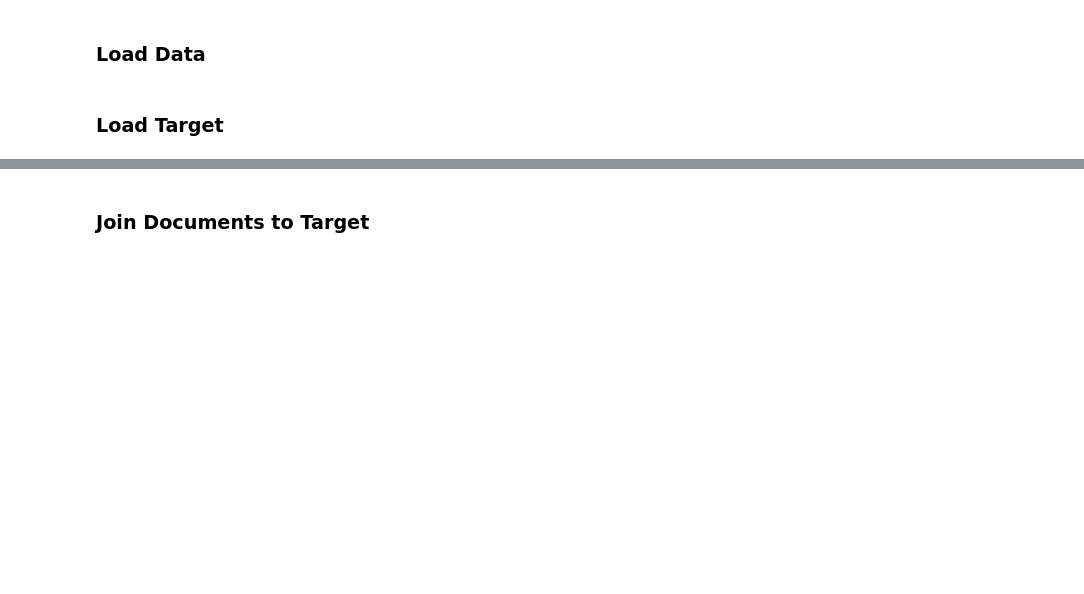
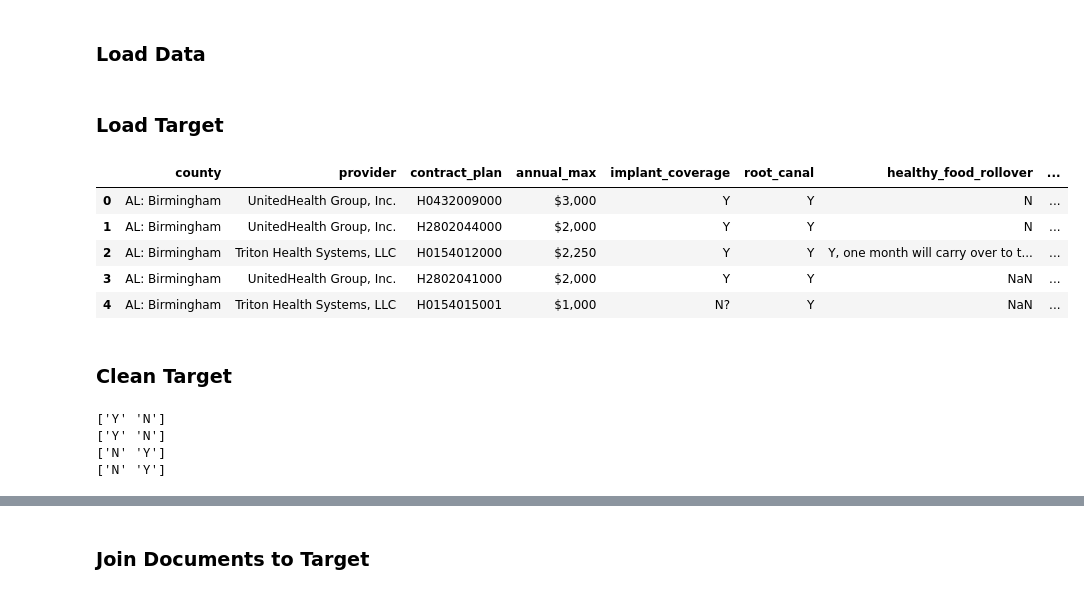
Before and after one commit to britt-regan/health-plan-comparison, a Jupyter notebook: text_preprocessing.ipynb, the cells around one changed output, grey strips where cells are left out. Drawn from its saved outputs; the diff is of its cells as text; code cells hidden in the pictures; blank space fills up the shorter version.

Commit message:
Update targets

```diff
--- a/text_preprocessing.ipynb
+++ b/text_preprocessing.ipynb
@@ -38,7 +39,35 @@ documents = pd.DataFrame(data, columns = ['state', 'file', 'text'])
 # %%
 benefits_grid = pd.read_csv('Benefits Grid.csv')
 # %%
-benefits_grid = benefits_grid.rename(columns = {'CONTRACT_PLAN': 'contract_plan'})
+benefits_grid = benefits_grid.rename(columns = {'CONTRACT_PLAN' : 'contract_plan',
+                                                'County' : 'county',
+                                                'Provider' : 'provider',
+                                                'Annual Max ' : 'annual_max',
+                                                'Implant Coverage (Y/N)' : 'implant_coverage',
+                                                'Root Canal Coverage (Y/N)' : 'root_canal',
+                                                'Healthy Food Rollover' : 'healthy_food_rollover',
+                                                'OTC Rollover (Y/N)' : 'otc_rollover'})
+
 benefits_grid['contract_plan'] = benefits_grid['contract_plan'].str.replace(' ', '')
 benefits_grid['contract_plan'] = benefits_grid['contract_plan'].str.replace('-', '')
 benefits_grid['contract_plan'] = benefits_grid['contract_plan'].str.replace('_', '')
+# %%
+benefits_grid = benefits_grid[['county',
+                               'provider',
+                               'contract_plan',
+                               'annual_max',
+                               'implant_coverage',
+                               'root_canal',
+                               'healthy_food_rollover',
+                               'otc_rollover']]
+# %%
+benefits_grid.head()
+# %% [output]
+|  | county | provider | contract_plan | annual_max | implant_coverage | root_canal | healthy_food_rollover | ... |
+| 0 | AL: Birmingham | UnitedHealth Group, Inc. | H0432009000 | $3,000 | Y | Y | N | ... |
+| 1 | AL: Birmingham | UnitedHealth Group, Inc. | H2802044000 | $2,000 | Y | Y | N | ... |
+| 2 | AL: Birmingham | Triton Health Systems, LLC | H0154012000 | $2,250 | Y | Y | Y, one month will carry over to t... | ... |
+| 3 | AL: Birmingham | UnitedHealth Group, Inc. | H2802041000 | $2,000 | Y | Y | NaN | ... |
+| 4 | AL: Birmingham | Triton Health Systems, LLC | H0154015001 | $1,000 | N? | Y | NaN | ... |
+# %% [markdown]
+### Clean Target
@@ -44,0 +106,10 @@ benefits_grid['contract_plan'] = benefits_grid['contract_plan'].str.replace('_',
+# %%
+print(benefits_grid['implant_coverage'].unique())
+print(benefits_grid['root_canal'].unique())
+print(benefits_grid['healthy_food_rollover'].unique())
+print(benefits_grid['otc_rollover'].unique())
+# %% [output]
+['Y' 'N']
+['Y' 'N']
+['N' 'Y']
+['N' 'Y']
```
Also changed, not shown: parts of 15 cells of this notebook, 4 other files.
